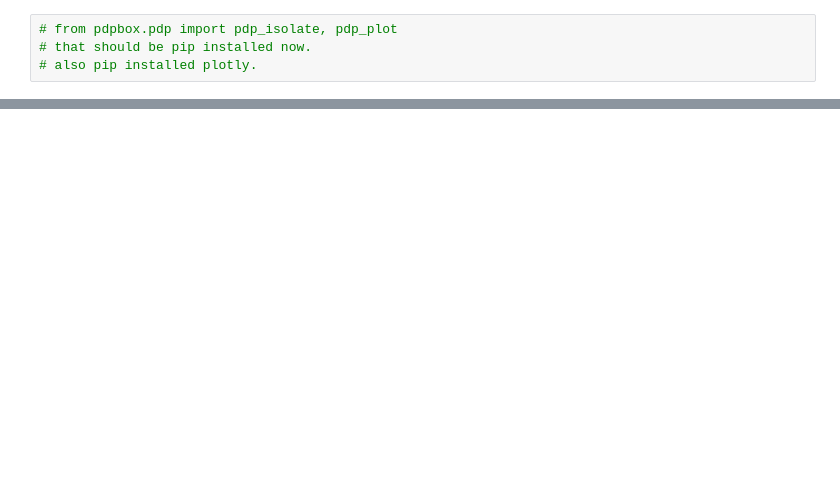
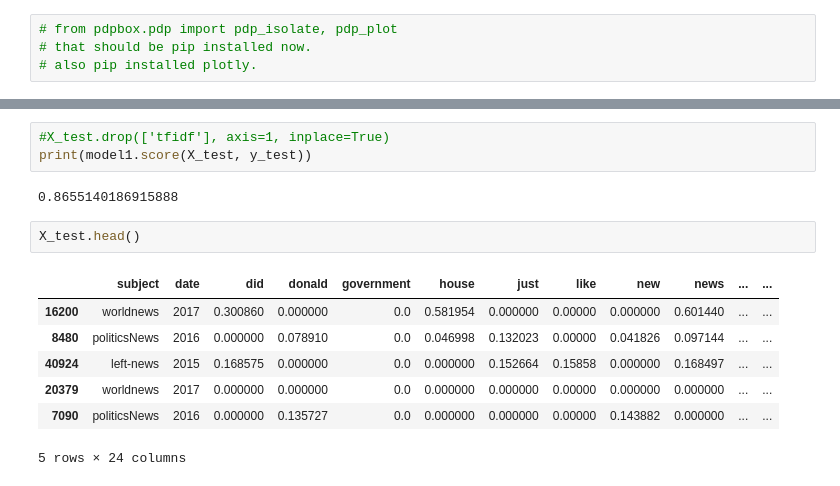
Before and after one commit to StephenSpicer/News_Parsing_DS23_unit02, a Jupyter notebook: unit02/secondworkup.ipynb, the cells around one changed output, grey strips where cells are left out. Saved outputs shown, nothing was run; the diff lists cells and outputs as text; blank space fills up the shorter version.

```diff
--- a/unit02/secondworkup.ipynb
+++ b/unit02/secondworkup.ipynb
@@ -420,0 +462,15 @@ model1.fit(X_train, y_train);
+# %%
+#X_test.drop(['tfidf'], axis=1, inplace=True)
+print(model1.score(X_test, y_test))
+# %% [output]
+0.8655140186915888
+# %%
+X_test.head()
+# %% [output]
+|  | subject | date | did | donald | government | house | just | like | new | news | ... | ... |
+| 16200 | worldnews | 2017 | 0.300860 | 0.000000 | 0.0 | 0.581954 | 0.000000 | 0.00000 | 0.000000 | 0.601440 | ... | ... |
+| 8480 | politicsNews | 2016 | 0.000000 | 0.078910 | 0.0 | 0.046998 | 0.132023 | 0.00000 | 0.041826 | 0.097144 | ... | ... |
+| 40924 | left-news | 2015 | 0.168575 | 0.000000 | 0.0 | 0.000000 | 0.152664 | 0.15858 | 0.000000 | 0.168497 | ... | ... |
+| 20379 | worldnews | 2017 | 0.000000 | 0.000000 | 0.0 | 0.000000 | 0.000000 | 0.00000 | 0.000000 | 0.000000 | ... | ... |
+| 7090 | politicsNews | 2016 | 0.000000 | 0.135727 | 0.0 | 0.000000 | 0.000000 | 0.00000 | 0.143882 | 0.000000 | ... | ... |
+5 rows × 24 columns
```
Also changed, not shown: parts of 18 cells of this notebook, 1 other file.
